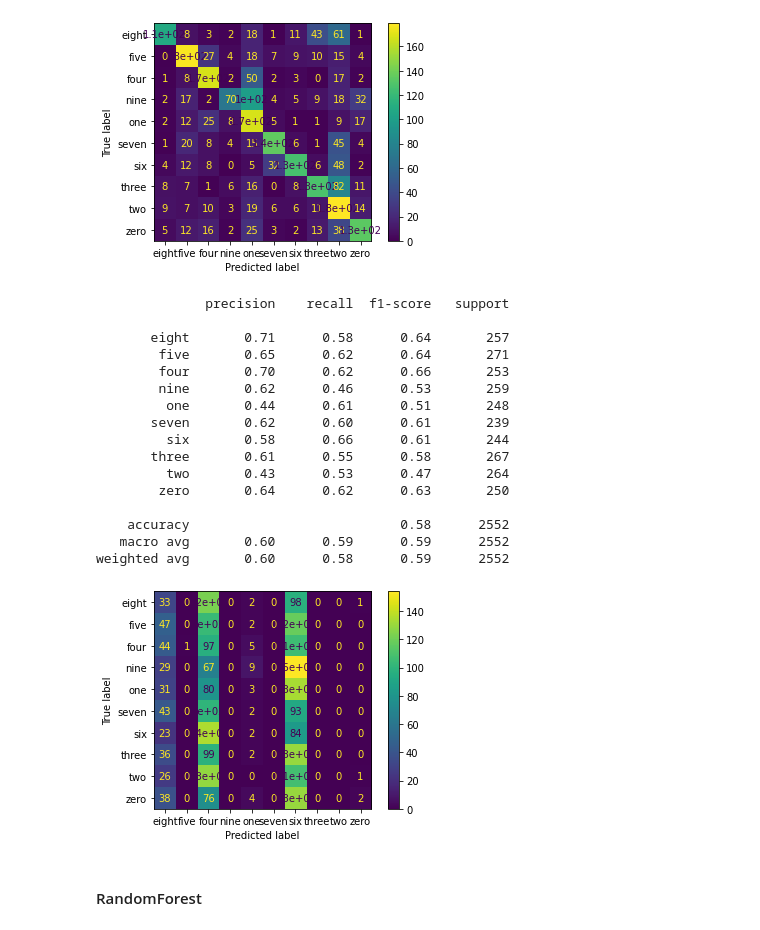
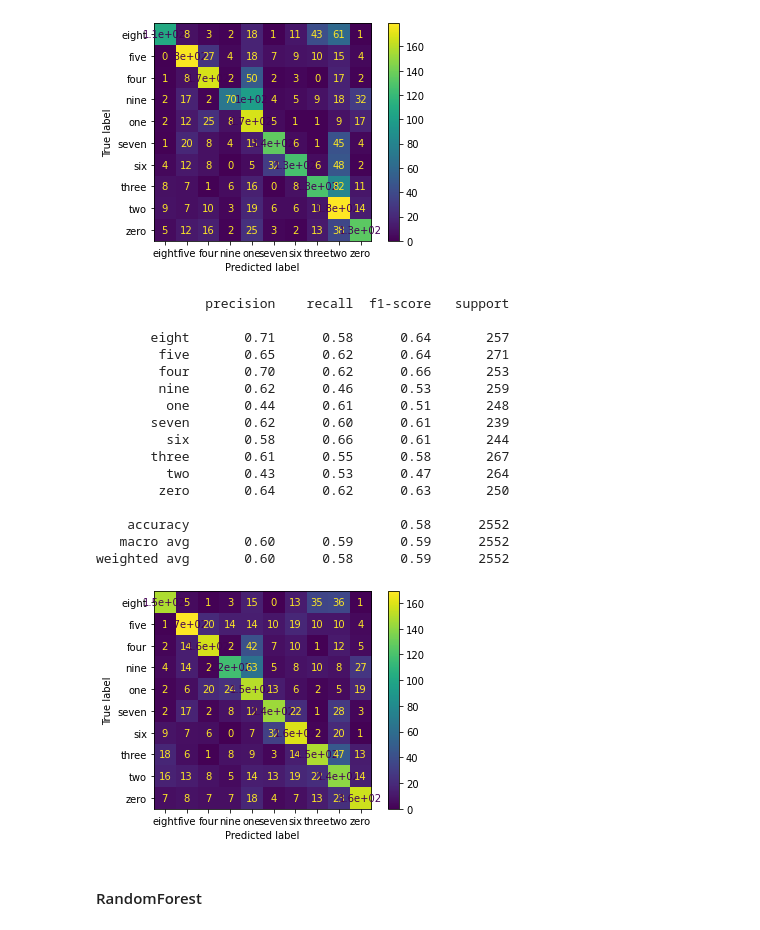
Before and after one commit to francotestori/aauba_02, a Jupyter notebook: Solution_Developement.ipynb, the cells around one changed output. Saved outputs shown, nothing was run; the diff lists cells and outputs as text; code cells hidden in the pictures.

```diff
--- a/Solution_Developement.ipynb
+++ b/Solution_Developement.ipynb
@@ -840,31 +842,31 @@ weighted avg       0.60      0.55      0.55      2552
 # %%
 ## Scaled
 awn100_pred_scaled = gnb_scaled.predict(awn100_scaled_features)
 
 # Confusion Matrix
-plot_confusion_matrix(gnb, awn100_scaled_features, awn100_target)
+plot_confusion_matrix(gnb_scaled, awn100_scaled_features, awn100_target)
 
 # Classification Report
 awn100_scaled_report = classification_report(awn100_target, awn100_pred_scaled)
 print(awn100_scaled_report)
 # %% [output]
               precision    recall  f1-score   support
 
        eight       0.71      0.58      0.64       257
         five       0.65      0.62      0.64       271
         four       0.70      0.62      0.66       253
         nine       0.62      0.46      0.53       259
          one       0.44      0.61      0.51       248
        seven       0.62      0.60      0.61       239
          six       0.58      0.66      0.61       244
        three       0.61      0.55      0.58       267
          two       0.43      0.53      0.47       264
         zero       0.64      0.62      0.63       250
 
     accuracy                           0.58      2552
    macro avg       0.60      0.59      0.59      2552
 weighted avg       0.60      0.58      0.59      2552
-[figure, old version]
+[figure, new version]
 # %% [markdown]
 #### RandomForest
 # %%
```
Also changed, not shown: parts of 24 cells of this notebook.
